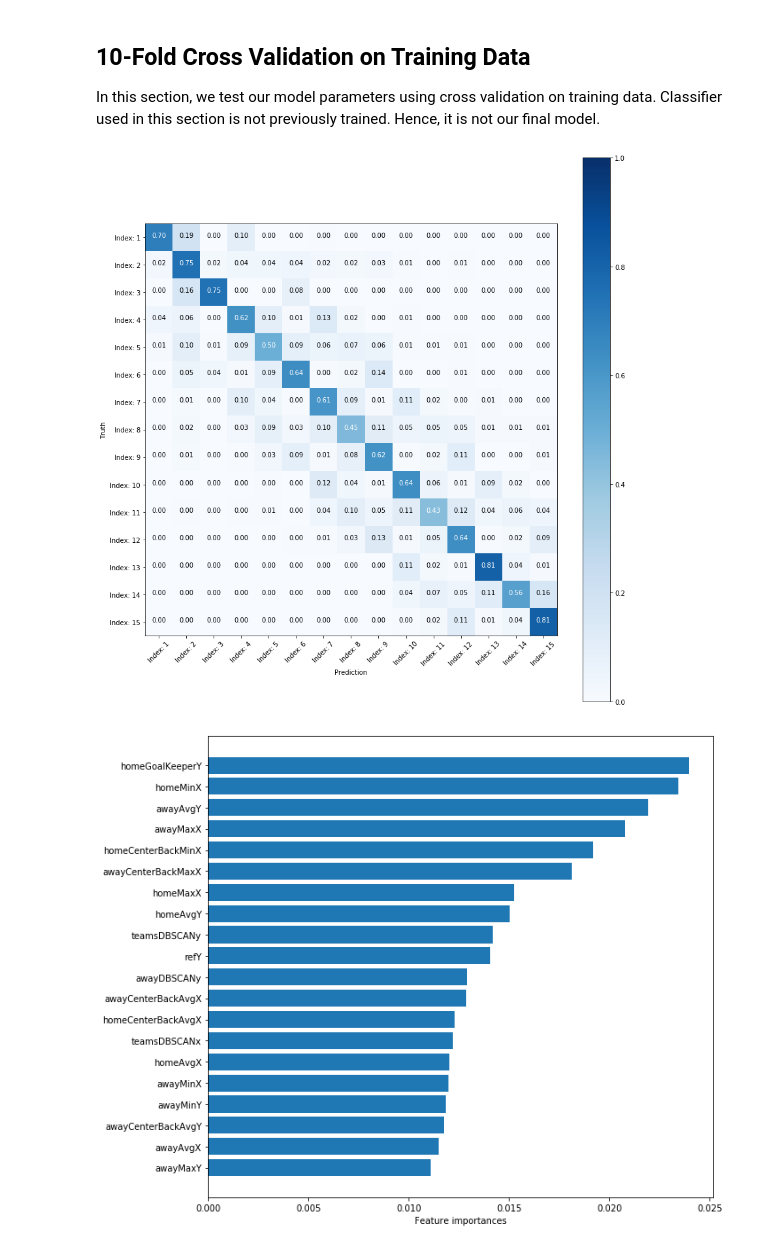
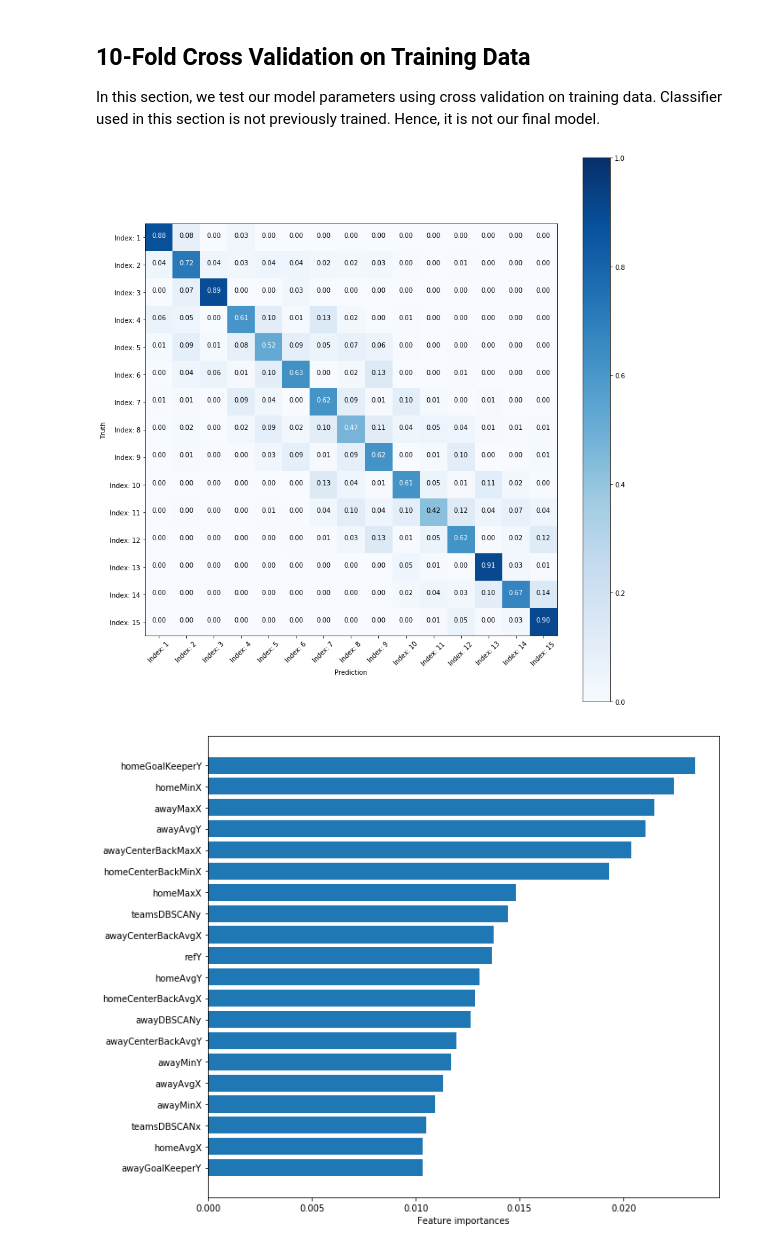
Before and after one commit to anaramirli/predict-soccer-ball-location, a Jupyter notebook: src/classifier-testing.ipynb, the cells around one changed output. Cells and saved outputs as stored; diff of their text form; code cells hidden in the pictures.

```diff
--- a/src/classifier-testing.ipynb
+++ b/src/classifier-testing.ipynb
@@ -34,7 +34,7 @@ def describe_dataset(y_val):
     for key, val in sorted(Counter(y_val).items()):
         print('{}\t: {}'.format(int(key), val))
 # %%
-train_data = pd.read_csv('../data/general/train/all_train.csv')
+train_data = pd.read_csv('../data/general/train/all_train_2.csv')
 # %% [markdown]
 ## Labale and Columns Names
 # %%
@@ -172,8 +172,7 @@ TODO: Implement SMOTE-NC
 from sklearn.utils import shuffle
 
 def smote_sampling(X, y, pitch_segment):
-    pitch_segment = 26
-    smote_amount = 100
+    smote_amount = 150
     pitch_segment_mask = y == pitch_segment
 
     penalty_features = X[pitch_segment_mask]
@@ -186,9 +185,13 @@ def smote_sampling(X, y, pitch_segment):
 
     return X_out, y_out
 
-#x_train = train_data.values[:, 0:-1]
-#y_train = train_data.values[:, -1]
+x_train = train_data.values[:, 0:-1]
+y_train = train_data.values[:, -1]
 
-#X_out, y_out = smote_sampling(x_train, y_train,26)
+X_out, y_out = smote_sampling(x_train, y_train, 1)
+X_out, y_out = smote_sampling(X_out, y_out, 3)
+X_out, y_out = smote_sampling(X_out, y_out, 13)
+X_out, y_out = smote_sampling(X_out, y_out, 14)
+X_out, y_out = smote_sampling(X_out, y_out, 15)
 
-#describe_dataset(y_out)
+describe_dataset(y_out)
@@ -201,19 +219,19 @@ y_train = train_data.values[:, -1]
 # %%
 clf = RandomForestClassifier(
     n_estimators=128,
     criterion='gini',
     min_samples_split=12,
     max_features='sqrt',
     class_weight='balanced_subsample'
 )
 cm, fi = random_forest_cv(
     clf,
-    x_train,
-    y_train,
+    X_out,
+    y_out,
     feature_names,
     classes=classes,
     k=10
 )
 # %% [output]
-[figure, old version]
+[figure, new version]
-[figure, old version]
+[figure, new version]
```
Also changed, not shown: parts of 5 cells of this notebook.
